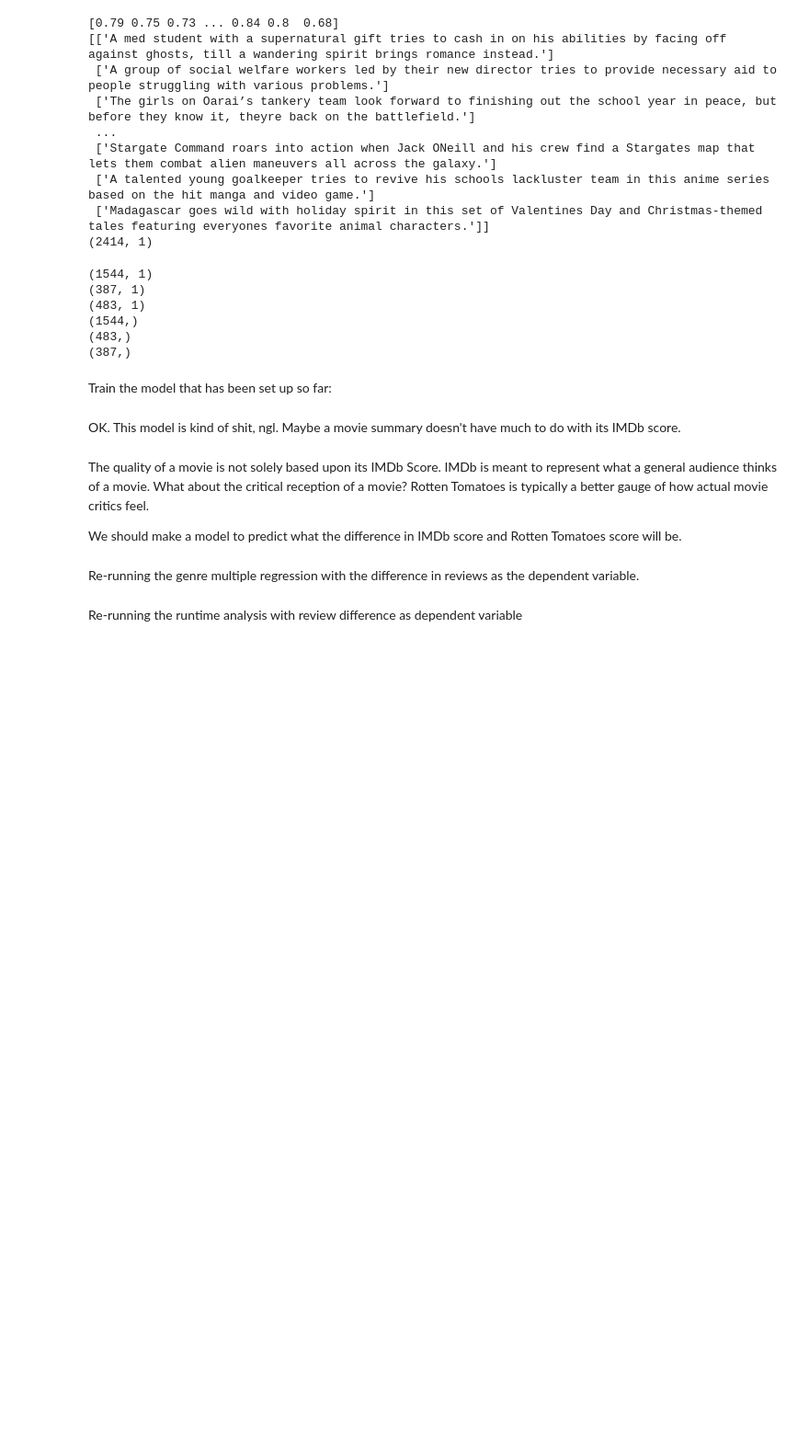
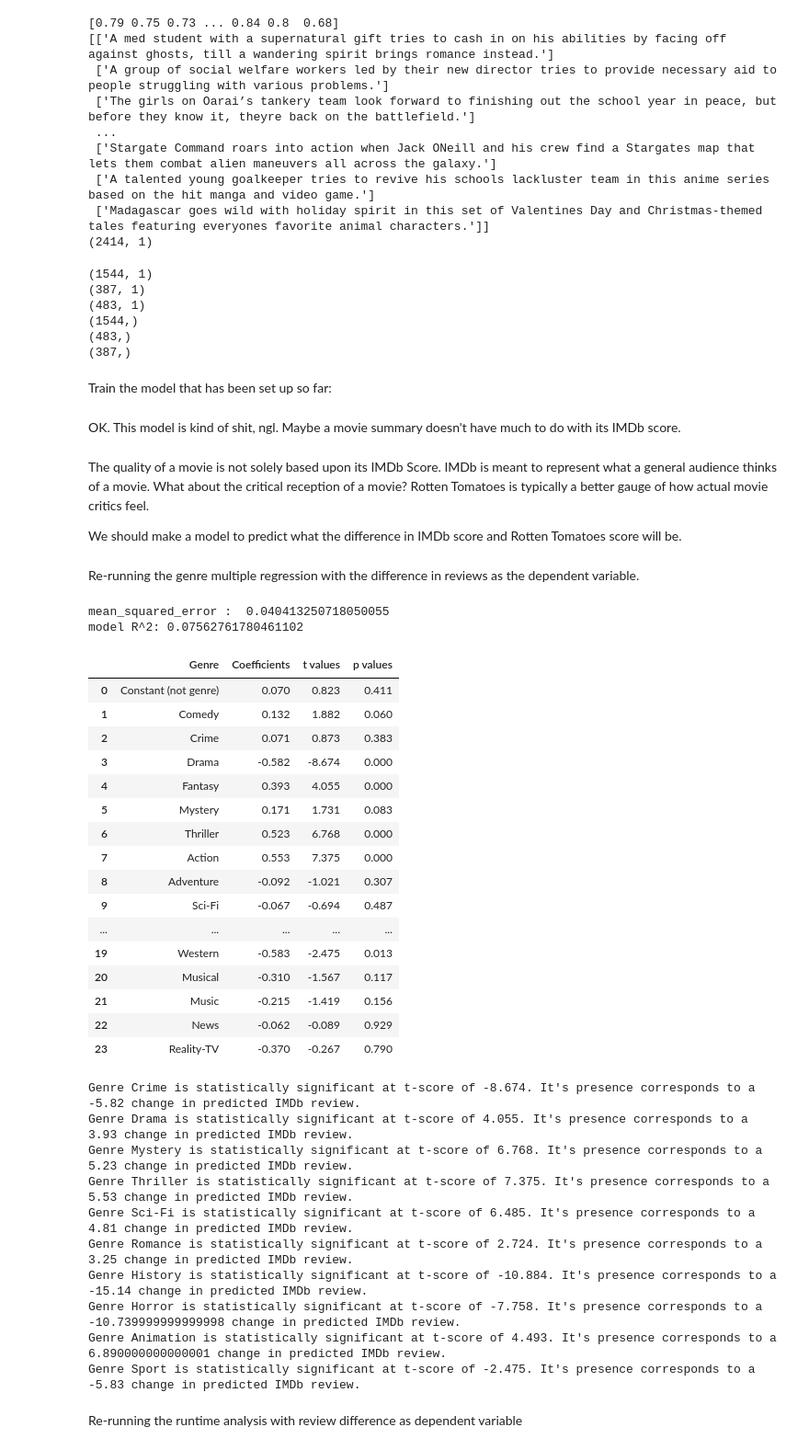
Before and after one commit to magikarp01/SIFNetflix, a Jupyter notebook: SIF_Netflix_Dataset_Analysis.ipynb, the cells around one changed output. Shown at 92% size. Cells and saved outputs as stored; diff of their text form; code cells hidden in the pictures; blank space fills up the shorter version.

```diff
--- a/SIF_Netflix_Dataset_Analysis.ipynb
+++ b/SIF_Netflix_Dataset_Analysis.ipynb
@@ -512,12 +526,50 @@ Re-running the genre multiple regression with the difference in reviews as the d
 # %%
-altered_movie_dataframe = get_altered_dataframe(movie_dataframe)
-altered_series_dataframe = get_altered_dataframe(series_dataframe)
-# params,sd_b,ts_b,p_values, genre_list = show_genre_regression_results(altered_series_dataframe)
-# alpha = .05
-# for i in range(1, len(p_values)):
-#   if p_values[i] < alpha:
-#     print(f"Genre {genre_list[i-1]} is statistically significant at t-score of {ts_b[i]}. " +
-#           f"It's presence corresponds to a {params[i]*10} change in predicted review difference.")
+regression_dataframe = show_genre_regression_results(altered_movie_dataframe, verbose=True)
+# print(list(regression_dataframe["Genres"]))
+# params,sd_b,ts_b,p_values, genre_list = show_genre_regression_results(movie_dataframe, verbose=True)
+alpha = .05
+
+display(regression_dataframe)
+
+print()
+p_values = regression_dataframe["p values"]
+genre_list = regression_dataframe["Genre"]
+ts_b = regression_dataframe["t values"]
+params = regression_dataframe["Coefficients"]
+for i in range(1, len(p_values)):
+  if p_values[i] < alpha:
+    print(f"Genre {genre_list[i-1]} is statistically significant at t-score of {ts_b[i]}. " +
+          f"It's presence corresponds to a {params[i]*10} change in predicted IMDb review.")
+# %% [output]
+mean_squared_error :  0.040413250718050055
+model R^2: 0.07562761780461102
+|  | Genre | Coefficients | t values | p values |
+| 0 | Constant (not genre) | 0.070 | 0.823 | 0.411 |
+| 1 | Comedy | 0.132 | 1.882 | 0.060 |
+| 2 | Crime | 0.071 | 0.873 | 0.383 |
+| 3 | Drama | -0.582 | -8.674 | 0.000 |
+| 4 | Fantasy | 0.393 | 4.055 | 0.000 |
+| 5 | Mystery | 0.171 | 1.731 | 0.083 |
+| 6 | Thriller | 0.523 | 6.768 | 0.000 |
+| 7 | Action | 0.553 | 7.375 | 0.000 |
+| 8 | Adventure | -0.092 | -1.021 | 0.307 |
+| 9 | Sci-Fi | -0.067 | -0.694 | 0.487 |
+| ... | ... | ... | ... | ... |
+| 19 | Western | -0.583 | -2.475 | 0.013 |
+| 20 | Musical | -0.310 | -1.567 | 0.117 |
+| 21 | Music | -0.215 | -1.419 | 0.156 |
+| 22 | News | -0.062 | -0.089 | 0.929 |
+| 23 | Reality-TV | -0.370 | -0.267 | 0.790 |
+Genre Crime is statistically significant at t-score of -8.674. It's presence corresponds to a -5.82 change in predicted IMDb review.
+Genre Drama is statistically significant at t-score of 4.055. It's presence corresponds to a 3.93 change in predicted IMDb review.
+Genre Mystery is statistically significant at t-score of 6.768. It's presence corresponds to a 5.23 change in predicted IMDb review.
+Genre Thriller is statistically significant at t-score of 7.375. It's presence corresponds to a 5.53 change in predicted IMDb review.
+Genre Sci-Fi is statistically significant at t-score of 6.485. It's presence corresponds to a 4.81 change in predicted IMDb review.
+Genre Romance is statistically significant at t-score of 2.724. It's presence corresponds to a 3.25 change in predicted IMDb review.
+Genre History is statistically significant at t-score of -10.884. It's presence corresponds to a -15.14 change in predicted IMDb review.
+Genre Horror is statistically significant at t-score of -7.758. It's presence corresponds to a -10.739999999999998 change in predicted IMDb review.
+Genre Animation is statistically significant at t-score of 4.493. It's presence corresponds to a 6.890000000000001 change in predicted IMDb review.
+Genre Sport is statistically significant at t-score of -2.475. It's presence corresponds to a -5.83 change in predicted IMDb review.
 # %% [markdown]
 Re-running the runtime analysis with review difference as dependent variable
 # %%
```
Also changed, not shown: parts of 11 cells of this notebook.
